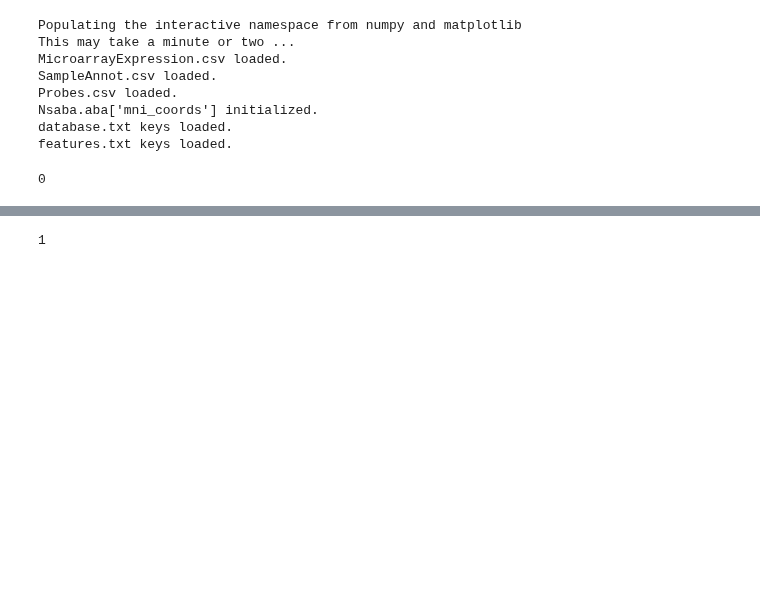
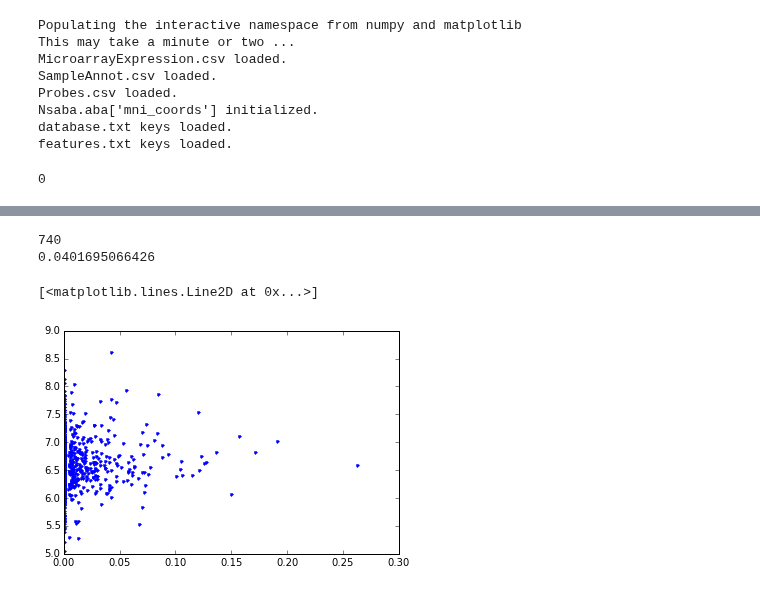
Before and after one commit to voytekresearch/nsaba, a Jupyter notebook: testing_nsaba.ipynb, the cells around one changed output, grey strips where cells are left out. Cells and saved outputs as stored; diff of their text form; code cells hidden in the pictures; blank space fills up the shorter version.

```diff
--- a/testing_nsaba.ipynb
+++ b/testing_nsaba.ipynb
@@ -60,8 +74,14 @@ print len(A.ns['activation_vector'])
 # %%
-coords = [5.0, -28.0, 49.0]
-t= np.floor(coords)
+print A.correlate_ge_ns('vision',[740])
 
-A = Nsaba()
+#print A.is_location((31.0, 19.0, -2.0))
+#print A.coord_to_ids((31.0, 19.0, -2.0))
+#print A.ns['temp_IDs']
+
+#coords = [5.0, -28.0, 49.0]
+#t= np.floor(coords)
+
+#A = Nsaba()
 #A.term_vector_of_unknown_point(coords,5)
-print len(A.ns['activation_vector'])
+#print len(A.ns['activation_vector'])
 # %% [output]
@@ -69,5 +106,14 @@ print len(A.ns['activation_vector'])
-# %%
-t = [A.ns['termVect']]
-print len(t)
-# %% [output]
-1
+# %%
+entrez = [740];
+print entrez[0]
+#print A.ns['activation_vector'
+t =np.corrcoef(A.ns['activation_vector'], A.ge[entrez[0]][0])
+print t[0][1]
+# %% [output]
+740
+0.0401695066426
+# %%
+plot(A.ns['activation_vector'], A.ge[entrez[0]][0],'.')
+# %% [output]
+[<matplotlib.lines.Line2D at 0x...>]
+[figure, added]
```
Also changed, not shown: parts of 4 cells of this notebook, 1 other file.
